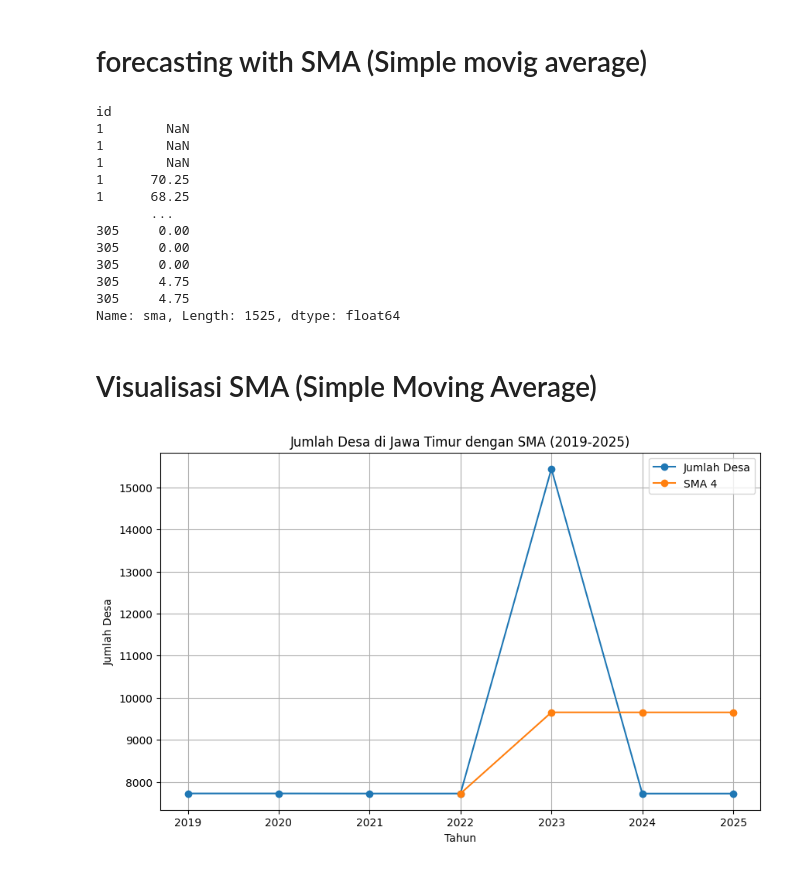
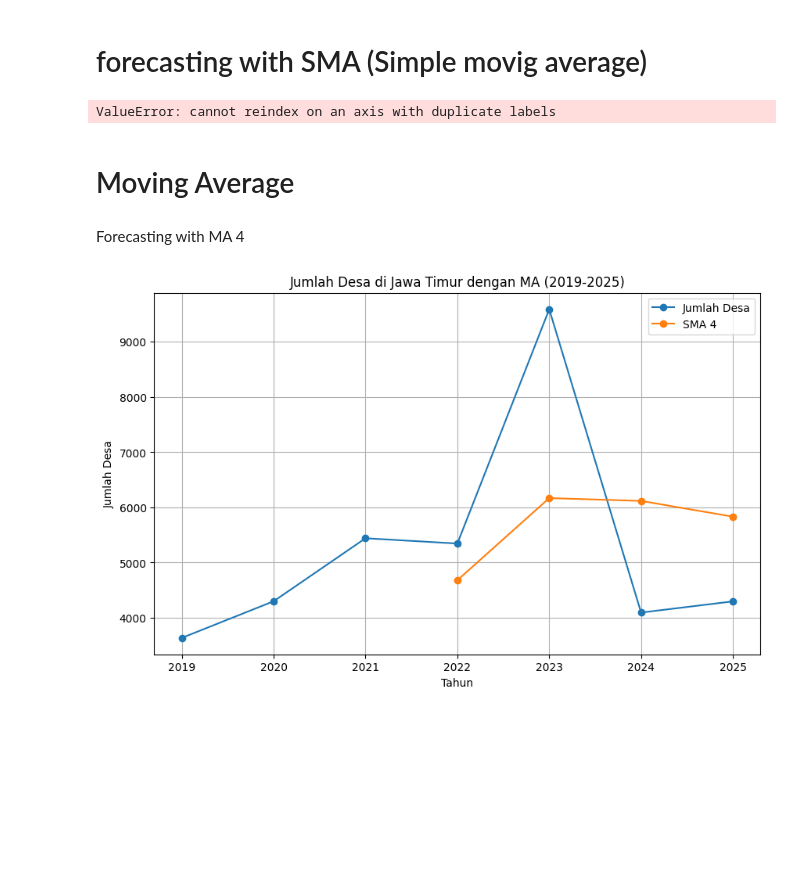
Before and after one commit to yowxy/Forecasting-Village-Population-in-East-Java-, a Jupyter notebook: index.ipynb, the cells around one changed output. Cells and saved outputs as stored; diff of their text form; code cells hidden in the pictures; blank space fills up the shorter version.

Commit message:
feat: add check & handling outlier and fix MA

```diff
--- a/index.ipynb
+++ b/index.ipynb
@@ -79,0 +82,25 @@ plt.show()
+# %%
+Q1 = data['jumlah'].quantile(0.25)
+Q3 = data['jumlah'].quantile(0.75)
+
+IQR = Q3 - Q1
+
+lower_bound = Q1 - 1.5 * IQR
+upper_bound = Q3 + 1.5 * IQR
+
+outlier = data[
+    (data['jumlah'] < lower_bound) |
+    (data['jumlah'] > upper_bound)
+]
+
+
+if not outlier.empty:
+    print("Terdapat outlier dalam data.")
+    print("Outlier ditemukan pada nilai:")
+    for i, row in outlier.iterrows():
+        print(f"Kabupaten/Kota : {row['nama_kabupaten_kota']}")
+        print(f"Jumlah          : {row['jumlah']}")
+    # print(outlier['jumlah'].values)
+
+else:
+    print("Tidak terdapat outlier dalam data.")
@@ -79,0 +156,12 @@ plt.show()
+# %%
+data_remove_outlier = data[
+    (data['jumlah'] >= lower_bound) &
+    (data['jumlah'] <= upper_bound)
+]
+
+data_remove_outlier =  data_remove_outlier.reset_index(drop=True)
+print("\nJumlah data sebelum :", len(data))
+print("Jumlah data sesudah :", len(data_remove_outlier))
+
+print("\nData setelah remove outlier:")
+data_remove_outlier[['nama_kabupaten_kota', 'jumlah']]
@@ -80,37 +186,27 @@ plt.show()
 # %% [markdown]
 # forecasting with  SMA (Simple movig average)
 # %%
-data['sma'] = data['jumlah'].rolling(window=4).mean()
+data['ma'] = data['jumlah'].rolling(window=4).mean()
 print(data[('sma')])
 # %% [output]
-id
-1        NaN
-1        NaN
-1        NaN
-1      70.25
-1      68.25
-       ...
-305     0.00
-305     0.00
-305     0.00
-305     4.75
-305     4.75
-Name: sma, Length: 1525, dtype: float64
+ValueError: cannot reindex on an axis with duplicate labels
+# %% [markdown]
+# Moving Average
 # %% [markdown]
-# Visualisasi SMA (Simple Moving Average)
+Forecasting with MA 4
 # %%
-ts = data.groupby('tahun')['jumlah'].sum().reset_index()
-ts['sma'] = ts['jumlah'].rolling(window=4).mean()
+ts = data_remove_outlier.groupby('tahun')['jumlah'].sum().reset_index()
+ts['ma4'] = ts['jumlah'].rolling(window=4).mean()
 
 plt.figure(figsize=(10,6))
 plt.plot(ts['tahun'], ts['jumlah'], marker='o', label='Jumlah Desa')
-plt.plot(ts['tahun'], ts['sma'], marker='o', label='SMA 4')
+plt.plot(ts['tahun'], ts['ma4'], marker='o', label='SMA 4')
 
-plt.title('Jumlah Desa di Jawa Timur dengan SMA (2019-2025)')
+plt.title('Jumlah Desa di Jawa Timur dengan MA (2019-2025)')
 plt.xlabel('Tahun')
 plt.ylabel('Jumlah Desa')
 plt.grid(True)
 plt.legend()
 plt.show()
 # %% [output]
-[figure, old version]
+[figure, new version]
```
Also changed, not shown: parts of 10 cells of this notebook.
